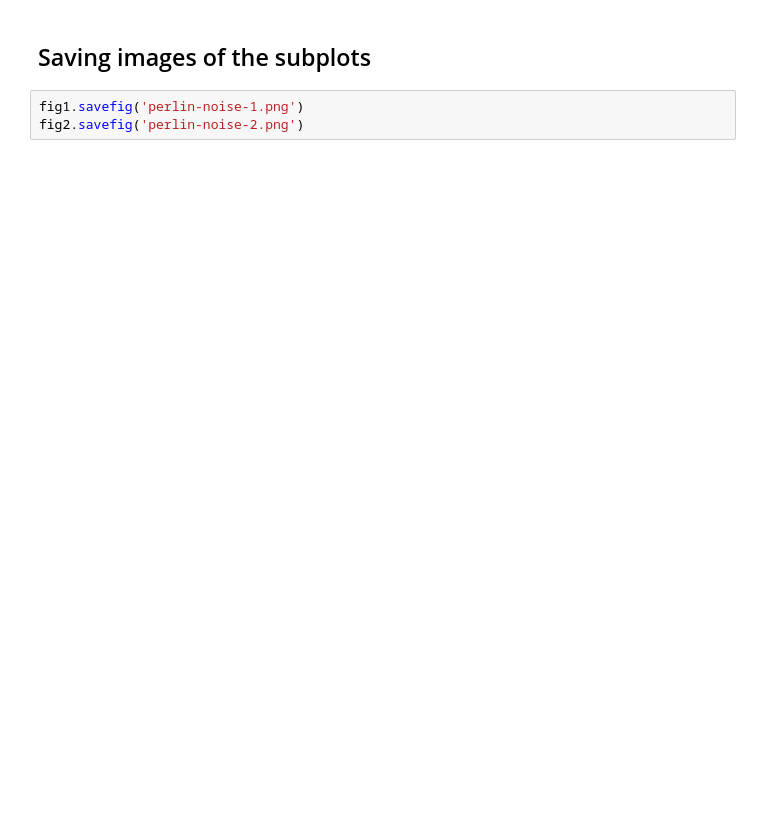
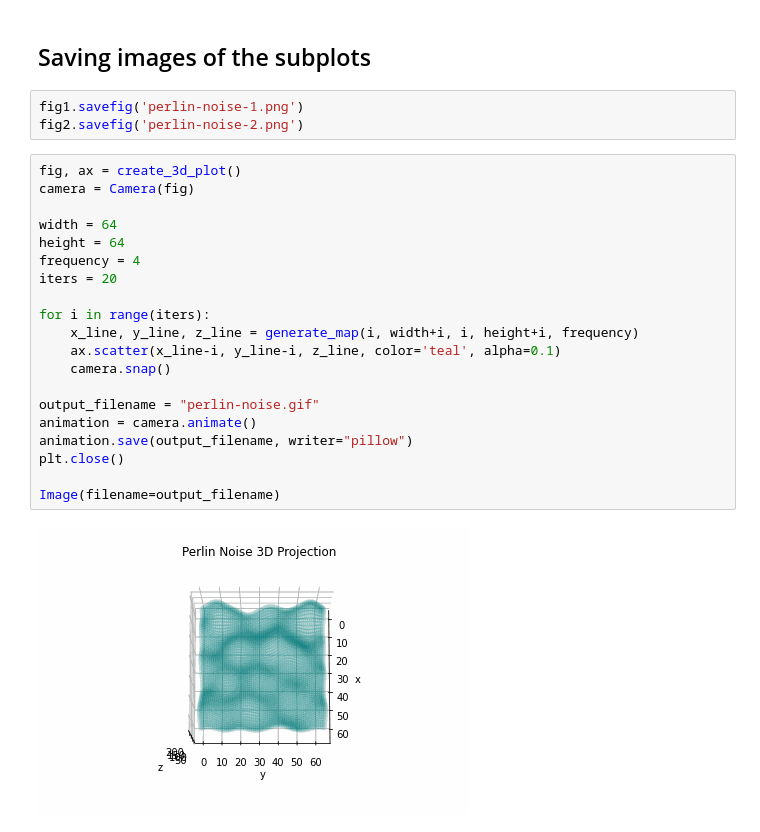
Before and after one commit to gavinkhung/terrain-generator, a Jupyter notebook: terrain.ipynb, the cells around one changed output. Cells and saved outputs as stored; diff of their text form; blank space fills up the shorter version.

```diff
--- a/terrain.ipynb
+++ b/terrain.ipynb
@@ -124,3 +130,25 @@ ax2.imshow(img, cmap='Greys')
 # %%
 fig1.savefig('perlin-noise-1.png')
 fig2.savefig('perlin-noise-2.png')
+# %%
+fig, ax = create_3d_plot()
+camera = Camera(fig)
+
+width = 64
+height = 64
+frequency = 4
+iters = 20
+
+for i in range(iters):
+    x_line, y_line, z_line = generate_map(i, width+i, i, height+i, frequency)
+    ax.scatter(x_line-i, y_line-i, z_line, color='teal', alpha=0.1)
+    camera.snap()
+
+output_filename = "perlin-noise.gif"
+animation = camera.animate()
+animation.save(output_filename, writer="pillow")
+plt.close()
+
+Image(filename=output_filename)
+# %% [output]
+[figure, added]
```
Also changed, not shown: parts of 6 cells of this notebook, 3 other files.
